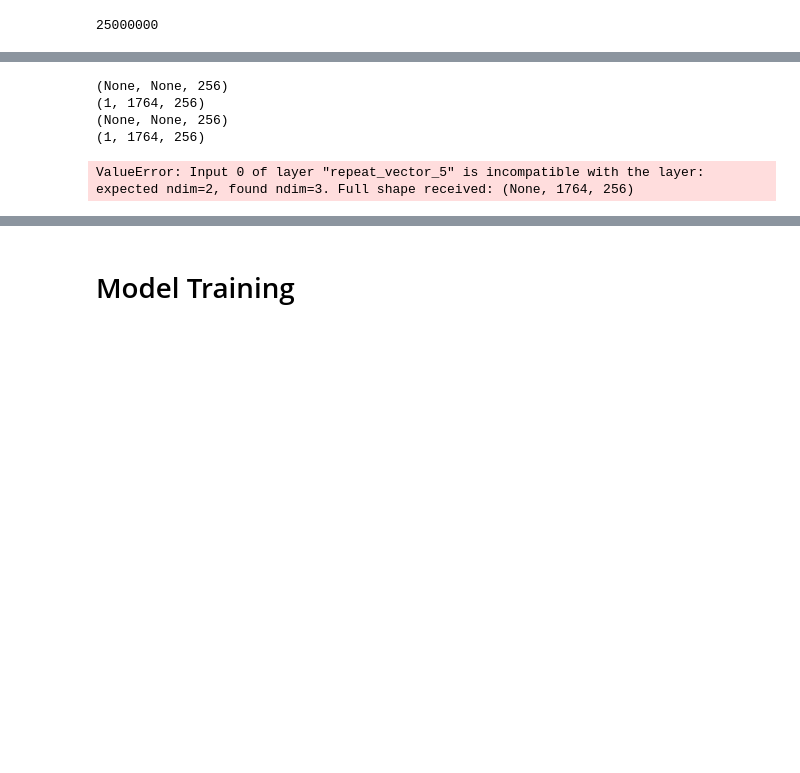
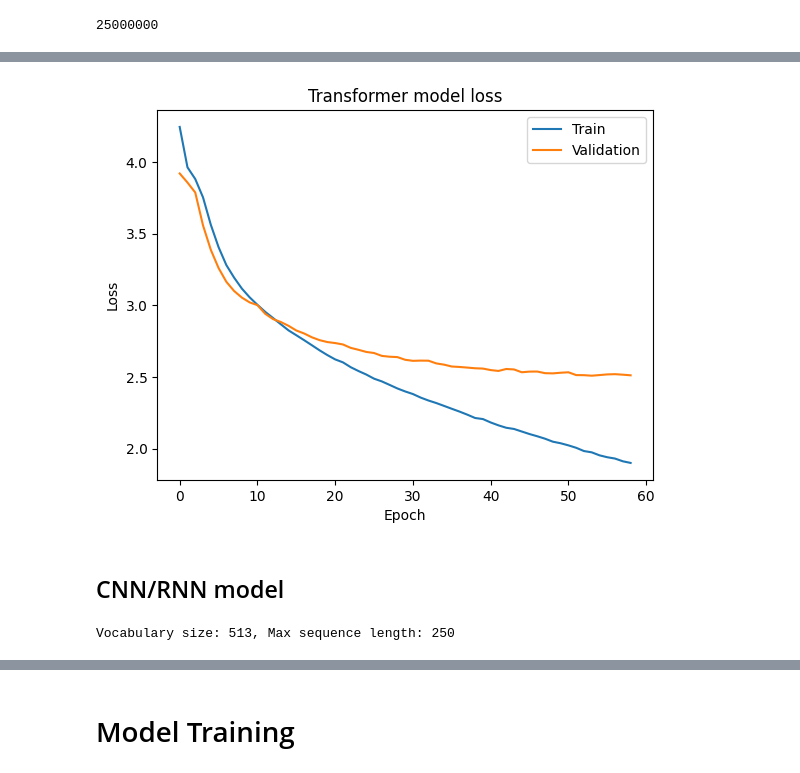
Before and after one commit to osjayaprakash/deeplearning, a Jupyter notebook: transformer_model.ipynb, the cells around one changed output, grey strips where cells are left out. Cells and saved outputs as stored; diff of their text form; code cells hidden in the pictures; blank space fills up the shorter version.

Commit message:
Add baseline results + updated transformer notebook

```diff
--- a/transformer_model.ipynb
+++ b/transformer_model.ipynb
@@ -540,6 +489,6 @@ Marginal entropy: 3.87
 # %%
 transformer_model = Captioner(tokenizer, feature_extractor=vision_transformer_encoder(IMG_SHAPE), output_layer=output_layer,
-                  units=256, dropout_rate=0.5, num_layers=4, num_heads=8)
+                  units=EMBEDDING_DIM, dropout_rate=0.5, num_layers=4, num_heads=8, max_length = max_seq_len_1)
 # %%
 @Captioner.add_method
 def simple_gen(self, image, temperature=0):
@@ -616,10 +564,9 @@ model_checkpoint_callback = tf.keras.callbacks.ModelCheckpoint(
 )
 
 callbacks = [
-    GenerateText(),
     model_checkpoint_callback,
     tf.keras.callbacks.EarlyStopping(
-        patience=5, restore_best_weights=True, monitor='val_masked_acc')]
+        patience=50, restore_best_weights=True, monitor='val_loss')]
 # %%
 transformer_model.load_weights(checkpoint_filepath)
 # %% [output]
@@ -630,8 +577,8 @@ learning_rate = tf.keras.optimizers.schedules.PolynomialDecay(1e-4, 4000, 1e-6)
 optimizer = tf.keras.optimizers.AdamW(learning_rate=1e-4, weight_decay=0.0001)
 
 transformer_model.compile(optimizer=optimizer,
-           loss=masked_loss,
-           metrics=[masked_acc])
+           loss='sparse_categorical_crossentropy',
+           metrics=['accuracy'])
 # %% [output]
 25000000
 # %%
@@ -685,9 +612,9 @@ int64
 # dataset = dataset.batch(32)
 # %%
 with tf.device('/GPU:0'):
-    history = transformer_model.fit([train_images, input_labels],
-                  output_labels,
-                  epochs=100,
-                  batch_size=4,
+    history = transformer_model.fit([train_images, train_sequences[:, :-1]],
+                  train_sequences[:, 1:],
+                  epochs=10000,
+                  batch_size=64,
                   validation_split=0.2, callbacks=callbacks)
 # %% [output]
@@ -715,0 +629,10 @@ Epoch 15/100
+# %%
+plt.plot(history.history['loss'])
+plt.plot(history.history['val_loss'])
+plt.title('Transformer model loss')
+plt.ylabel('Loss')
+plt.xlabel('Epoch')
+plt.legend(['Train', 'Validation'], loc='upper right')
+plt.show()
+# %% [output]
+[figure, added]
@@ -715,0 +647,2 @@ Epoch 15/100
+# %% [markdown]
+## CNN/RNN model
@@ -716,3 +668,11 @@ Epoch 15/100
+# %%
+vocab_size, max_seq_length = fit_tokenizer(train_latex_texts)
+train_sequences = prepare_sequences(train_latex_texts, max_seq_length)
+max_seq_len1 = max_seq_length - 1
+train_sequences = np.expand_dims(train_sequences, -1)
+lstm_units = 256
+# %% [output]
+Vocabulary size: 513, Max sequence length: 250
 # %%
 def build_cnn_encoder(input_shape):
     inputs = Input(shape=input_shape)
@@ -751,14 +709,8 @@ def build_model(input_shape, num_layers, d_model, num_heads, dff, target_vocab_s
     decoder_output = decoder([decoder_input, encoder_output])
     return Model(inputs=[image_input, decoder_input], outputs=decoder_output)
 # %%
-model = build_model(IMG_SHAPE, 2, 256, 2, 256, tokenizer.vocabulary_size(), max_seq_len_1)
+model = build_model([50, 200, 1], vocab_size, max_seq_len_1)
 #transformer_model = Transformer(tokenizer, output_layer=output_layer, units=128, dropout_rate=0.5, num_layers=2, num_heads=2)
-# %% [output]
-(None, None, 256)
-(1, 1764, 256)
-(None, None, 256)
-(1, 1764, 256)
-ValueError: Input 0 of layer "repeat_vector_5" is incompatible with the layer: expected ndim=2, found ndim=3. Full shape received: (None, 1764, 256)
 # %%
 model.summary()
 # %% [output]
```
Also changed, not shown: parts of 39 cells of this notebook, 2 other files.
